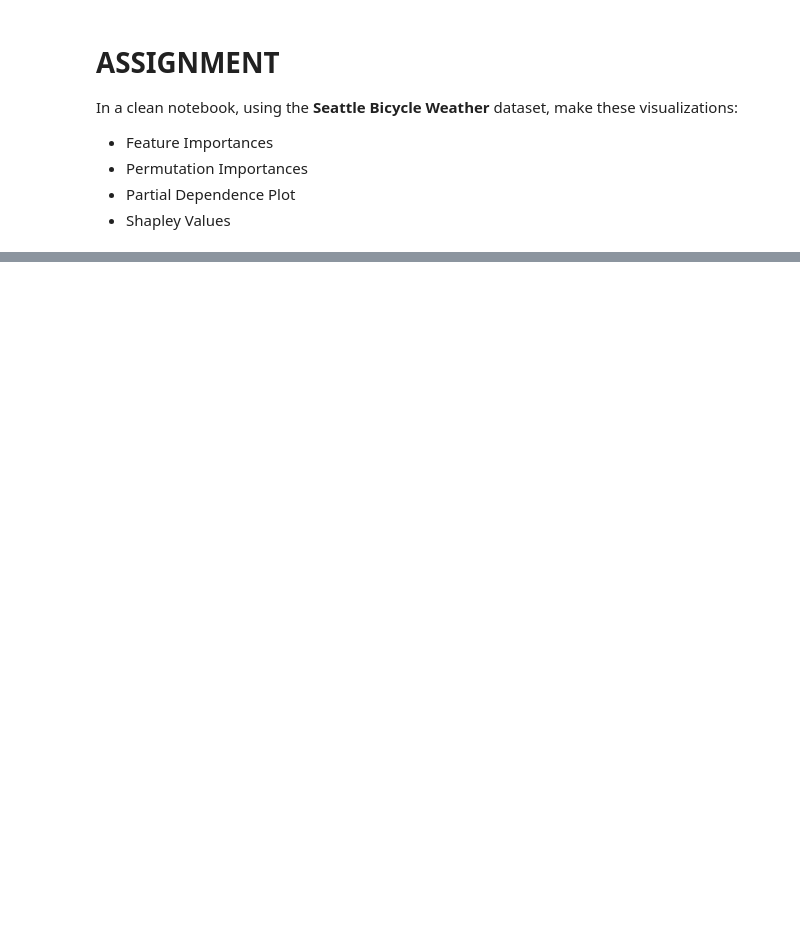
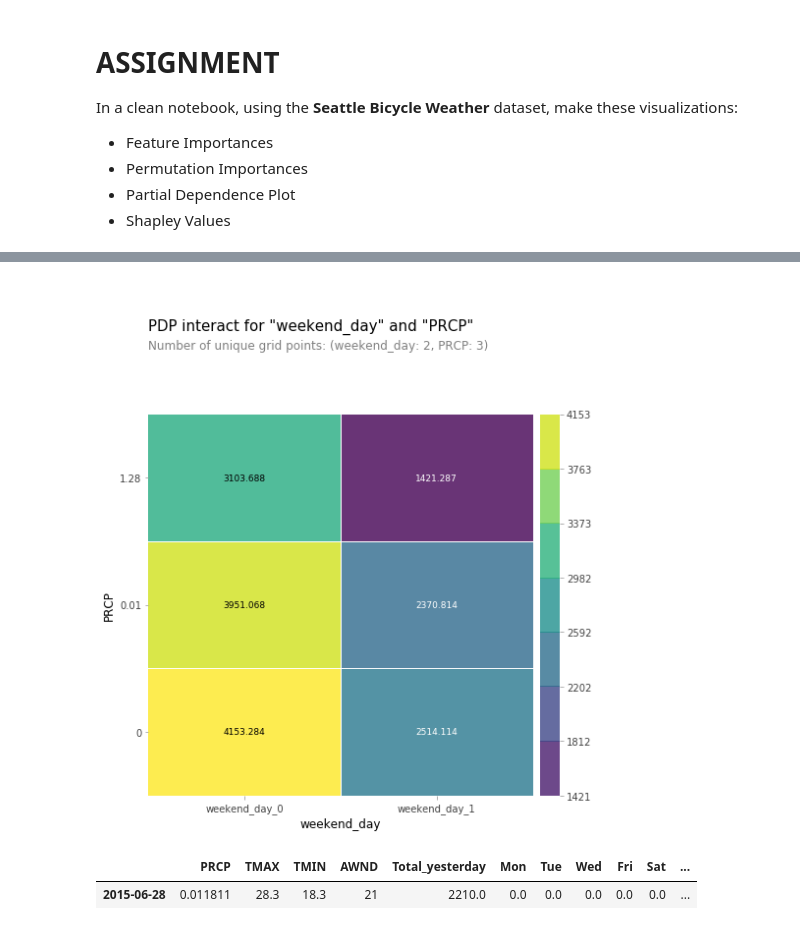
Before and after one commit to damerei/DS-Unit-2-Sprint-4-Practicing-Understanding, a Jupyter notebook: LS_DS_243_Model_Interpretation_LIVE_LESSON.ipynb, the cells around one changed output, grey strips where cells are left out. Drawn from its saved outputs; the diff is of its cells as text; code cells hidden in the pictures; blank space fills up the shorter version.

```diff
--- a/LS_DS_243_Model_Interpretation_LIVE_LESSON.ipynb
+++ b/LS_DS_243_Model_Interpretation_LIVE_LESSON.ipynb
@@ -690,0 +1099,22 @@ In a clean notebook, using the **Seattle Bicycle Weather** dataset, make these v
+# %%
+from pdpbox.pdp import pdp_interact, pdp_interact_plot
+
+features = ['weekend_day', 'PRCP']
+
+interaction = pdp_interact(
+    model=best,
+    dataset=X_test,
+    model_features=X_test.columns,
+    features=features
+)
+
+pdp_interact_plot(interaction, plot_type='grid', feature_names=features);
+# %% [output]
+[figure, added]
+# %%
+# Choose a row to test
+data_for_prediction = X_test.sample()
+data_for_prediction
+# %% [output]
+|  | PRCP | TMAX | TMIN | AWND | Total_yesterday | Mon | Tue | Wed | Fri | Sat | ... |
+| 2015-06-28 | 0.011811 | 28.3 | 18.3 | 21 | 2210.0 | 0.0 | 0.0 | 0.0 | 0.0 | 0.0 | ... |
```
Also changed, not shown: parts of 21 cells of this notebook.
